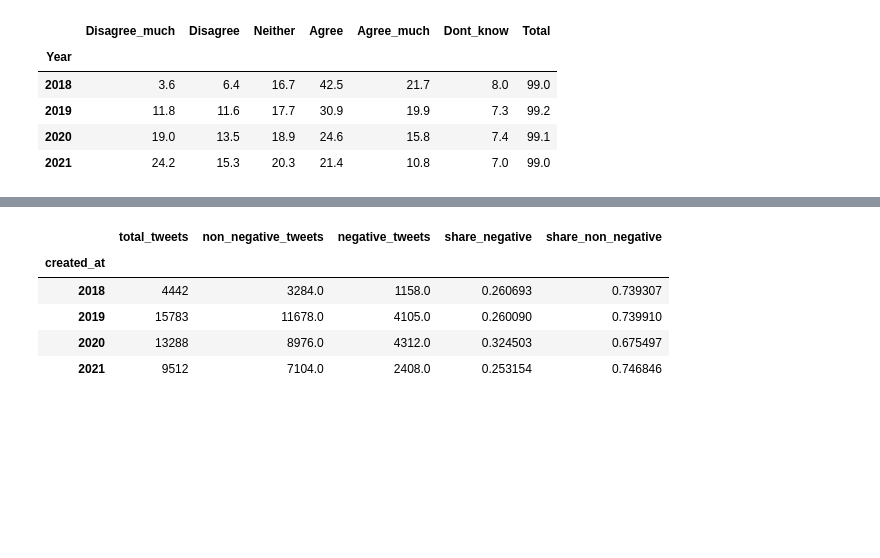
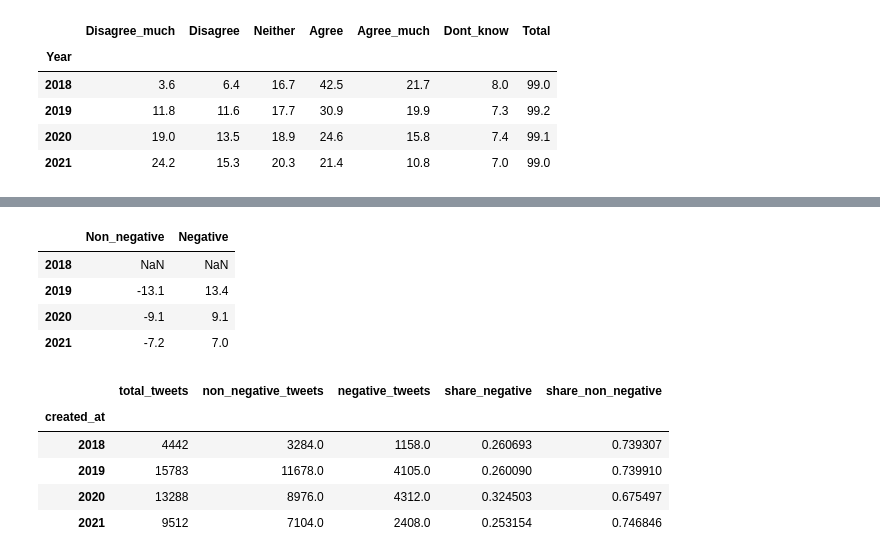
Before and after one commit to OskarVagero/sentiment-analysis-we, a Jupyter notebook: python_scripts/proj_twitt_sentiment/comparative_temporal.ipynb, the cells around one changed output, grey strips where cells are left out. Cells and saved outputs as stored; diff of their text form; code cells hidden in the pictures; blank space fills up the shorter version.

```diff
--- a/python_scripts/proj_twitt_sentiment/comparative_temporal.ipynb
+++ b/python_scripts/proj_twitt_sentiment/comparative_temporal.ipynb
@@ -436,3 +485,11 @@ cicero_sent = cicero_sent.assign(
+# %%
+cicero_sent.diff()*100
+# %% [output]
+|  | Non_negative | Negative |
+| 2018 | NaN | NaN |
+| 2019 | -13.1 | 13.4 |
+| 2020 | -9.1 | 9.1 |
+| 2021 | -7.2 | 7.0 |
 # %%
 twitter_yearly = df_twitter.copy()
 twitter_yearly['created_at'] = df_twitter['created_at'].dt.to_period('Y')
```
Also changed, not shown: parts of 5 cells of this notebook.
